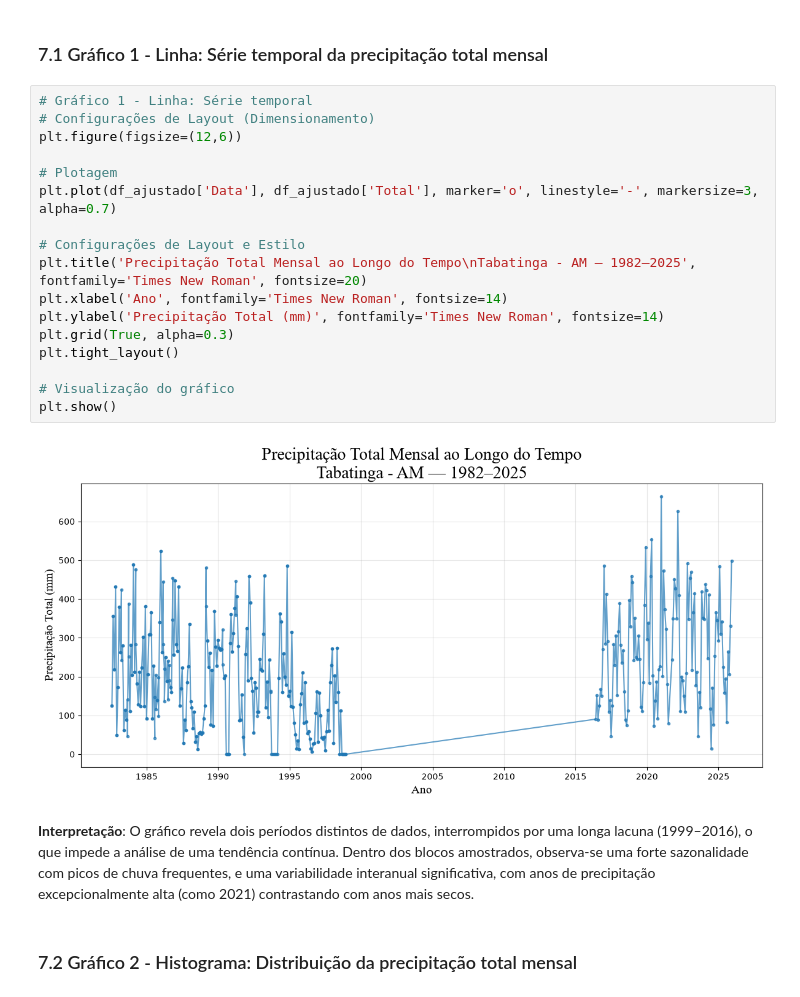
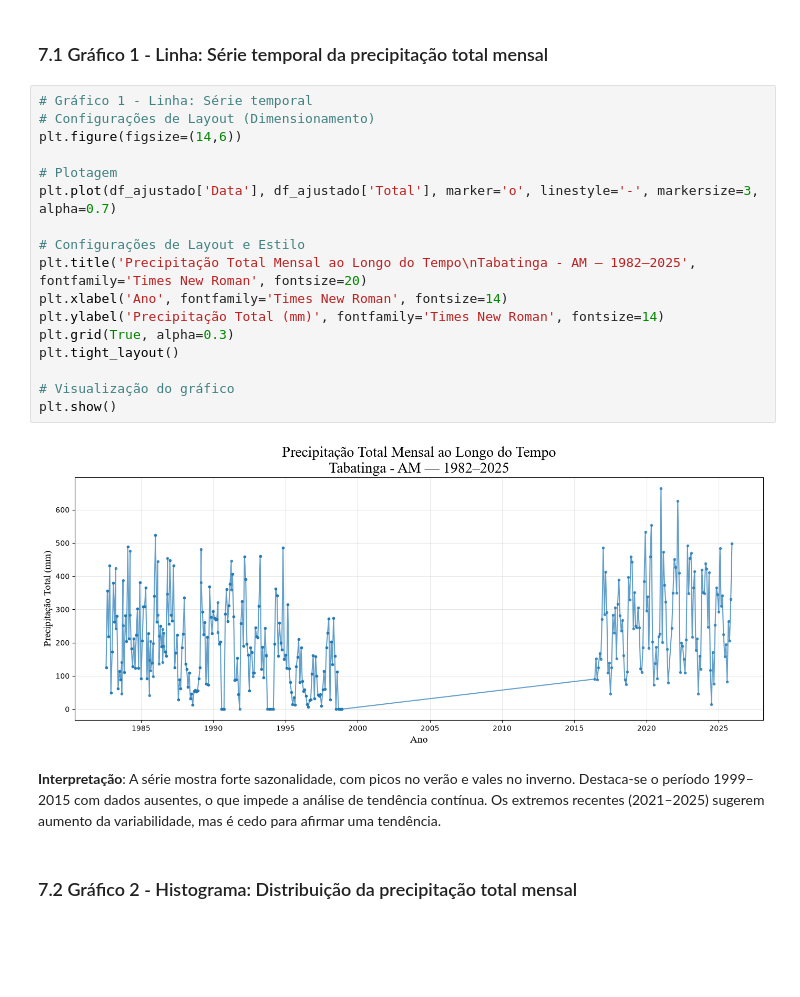
Before and after one commit to jonestiago/rainfall-timeseries-analysis, a Jupyter notebook: notebook/a_analise_exploratoria.ipynb, the cells around one changed output. Drawn from its saved outputs; the diff is of its cells as text; blank space fills up the shorter version.

```diff
--- a/notebook/a_analise_exploratoria.ipynb
+++ b/notebook/a_analise_exploratoria.ipynb
@@ -821,24 +821,24 @@ Resumo das variáveis criadas:
 # %%
 # Gráfico 1 - Linha: Série temporal
 # Configurações de Layout (Dimensionamento)
-plt.figure(figsize=(12,6))
+plt.figure(figsize=(14,6))
 
 # Plotagem
 plt.plot(df_ajustado['Data'], df_ajustado['Total'], marker='o', linestyle='-', markersize=3, alpha=0.7)
 
 # Configurações de Layout e Estilo
 plt.title('Precipitação Total Mensal ao Longo do Tempo\nTabatinga - AM — 1982–2025', fontfamily='Times New Roman', fontsize=20)
 plt.xlabel('Ano', fontfamily='Times New Roman', fontsize=14)
 plt.ylabel('Precipitação Total (mm)', fontfamily='Times New Roman', fontsize=14)
 plt.grid(True, alpha=0.3)
 plt.tight_layout()
 
 # Visualização do gráfico
 plt.show()
 # %% [output]
-[figure, old version]
+[figure, new version]
 # %% [markdown]
-**Interpretação**: O gráfico revela dois períodos distintos de dados, interrompidos por uma longa lacuna (1999–2016), o que impede a análise de uma tendência contínua. Dentro dos blocos amostrados, observa-se uma forte sazonalidade com picos de chuva frequentes, e uma variabilidade interanual significativa, com anos de precipitação excepcionalmente alta (como 2021) contrastando com anos mais secos.
+**Interpretação**: A série mostra forte sazonalidade, com picos no verão e vales no inverno. Destaca-se o período 1999–2015 com dados ausentes, o que impede a análise de tendência contínua. Os extremos recentes (2021–2025) sugerem aumento da variabilidade, mas é cedo para afirmar uma tendência.
 # %% [markdown]
 ### 7.2 Gráfico 2 - Histograma: Distribuição da precipitação total mensal
 # %%
```
Also changed, not shown: parts of 9 cells of this notebook.
